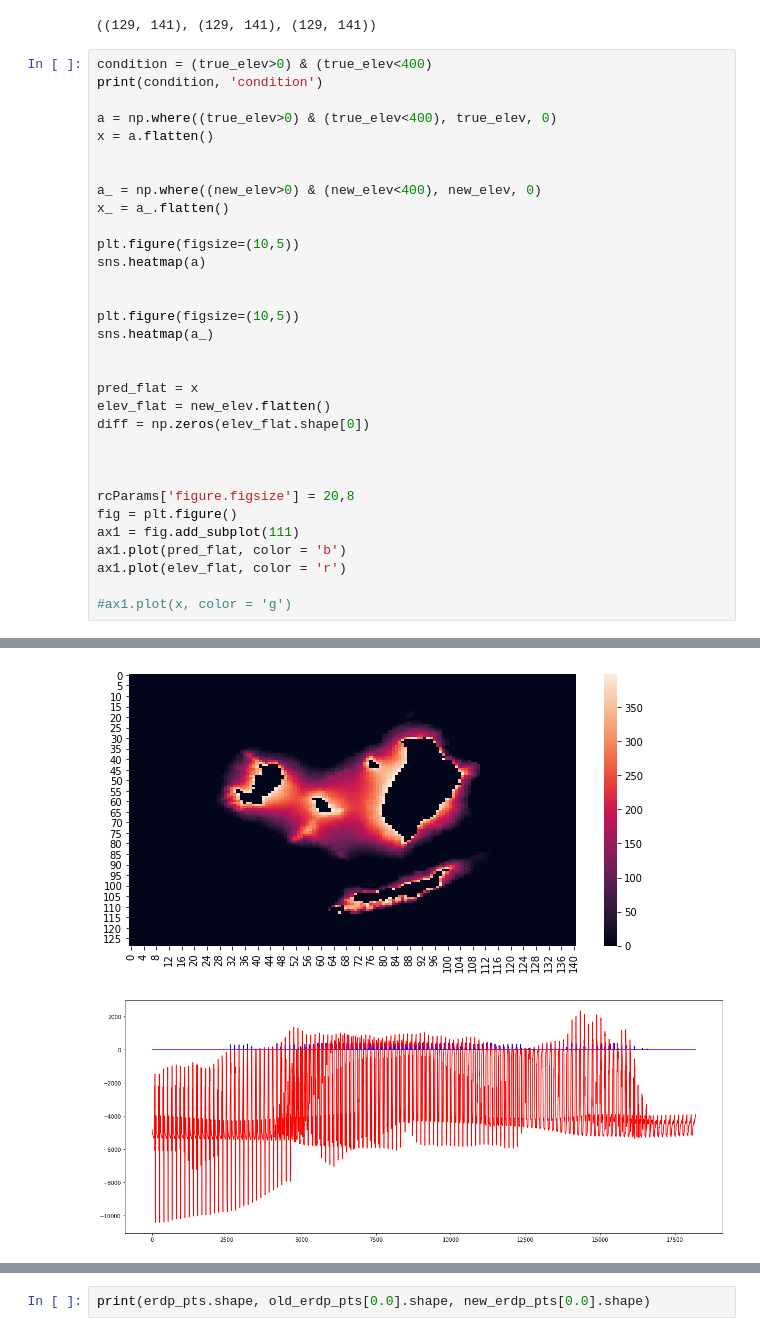
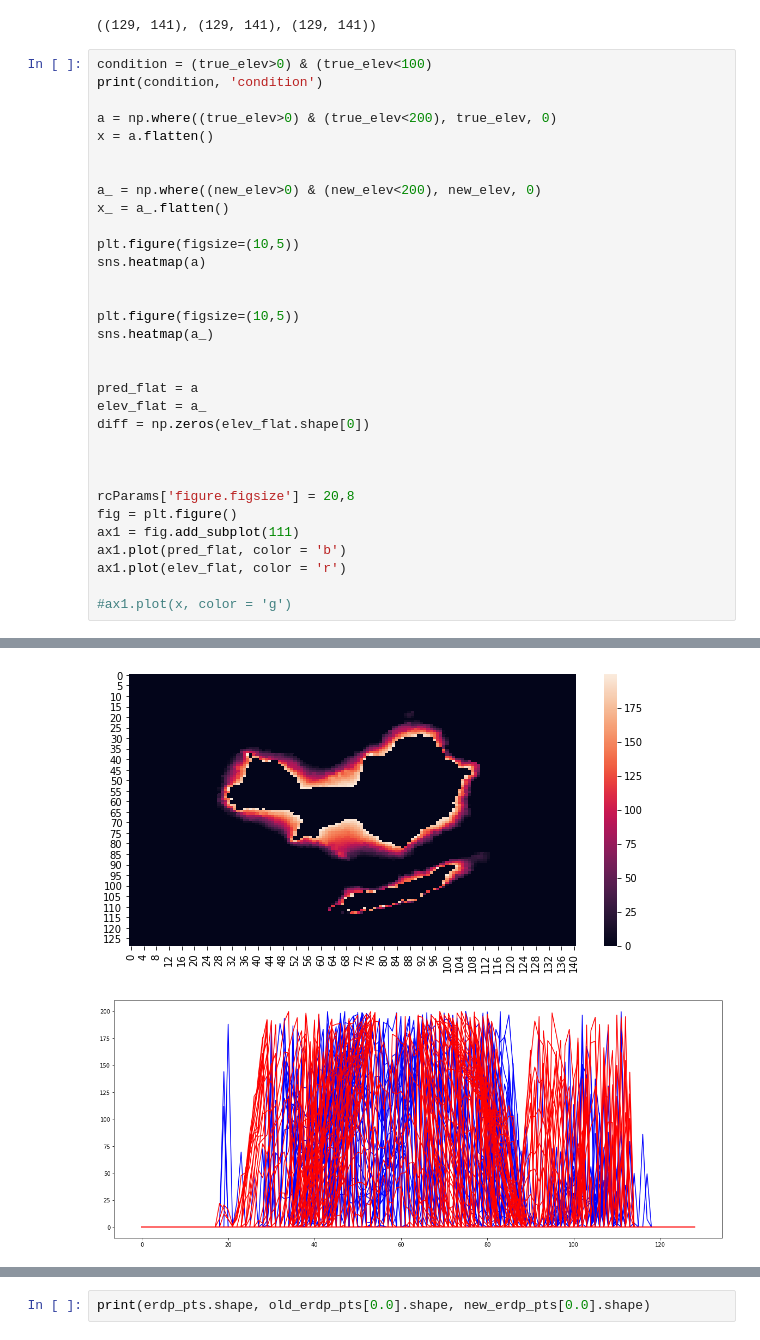
Before and after one commit to natbutter/Bayeslands_continental, a Jupyter notebook: DictAnalysis-Elev.ipynb, the cells around one changed output, grey strips where cells are left out. Saved outputs shown, nothing was run; the diff lists cells and outputs as text.

Commit message:
running new rmse elev

```diff
--- a/DictAnalysis-Elev.ipynb
+++ b/DictAnalysis-Elev.ipynb
@@ -75,14 +77,14 @@ print(true_elev.shape, old_elev.shape, new_elev.shape)
 # %% [output]
 ((129, 141), (129, 141), (129, 141))
 # %%
-condition = (true_elev>0) & (true_elev<400)
+condition = (true_elev>0) & (true_elev<100)
 print(condition, 'condition')
 
-a = np.where((true_elev>0) & (true_elev<400), true_elev, 0)
+a = np.where((true_elev>0) & (true_elev<200), true_elev, 0)
 x = a.flatten()
 
 
-a_ = np.where((new_elev>0) & (new_elev<400), new_elev, 0)
+a_ = np.where((new_elev>0) & (new_elev<200), new_elev, 0)
 x_ = a_.flatten()
 
 plt.figure(figsize=(10,5))
@@ -93,8 +95,8 @@ plt.figure(figsize=(10,5))
 sns.heatmap(a_)
 
 
-pred_flat = x
-elev_flat = new_elev.flatten()
+pred_flat = a
+elev_flat = a_
 diff = np.zeros(elev_flat.shape[0])
 
 
@@ -119,5 +137,5 @@ ax1.plot(elev_flat, color = 'r')
-[figure, old version]
+[figure, new version]
-[figure, old version]
+[figure, new version]
 # %%
 plt.show()
 
```
Also changed, not shown: parts of 4 cells of this notebook, 3 other files.
